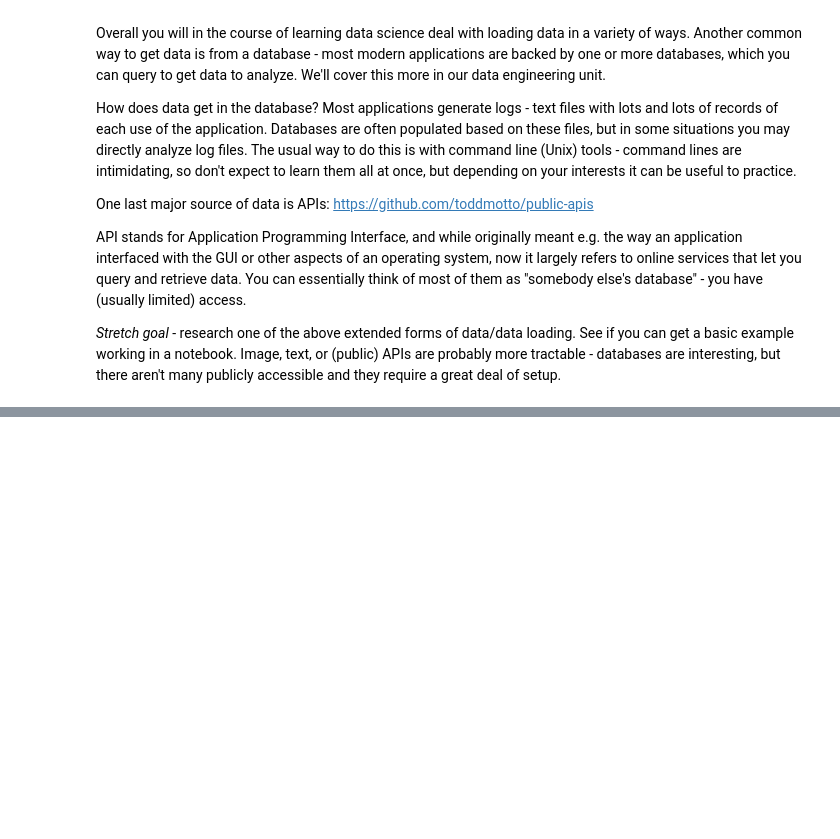
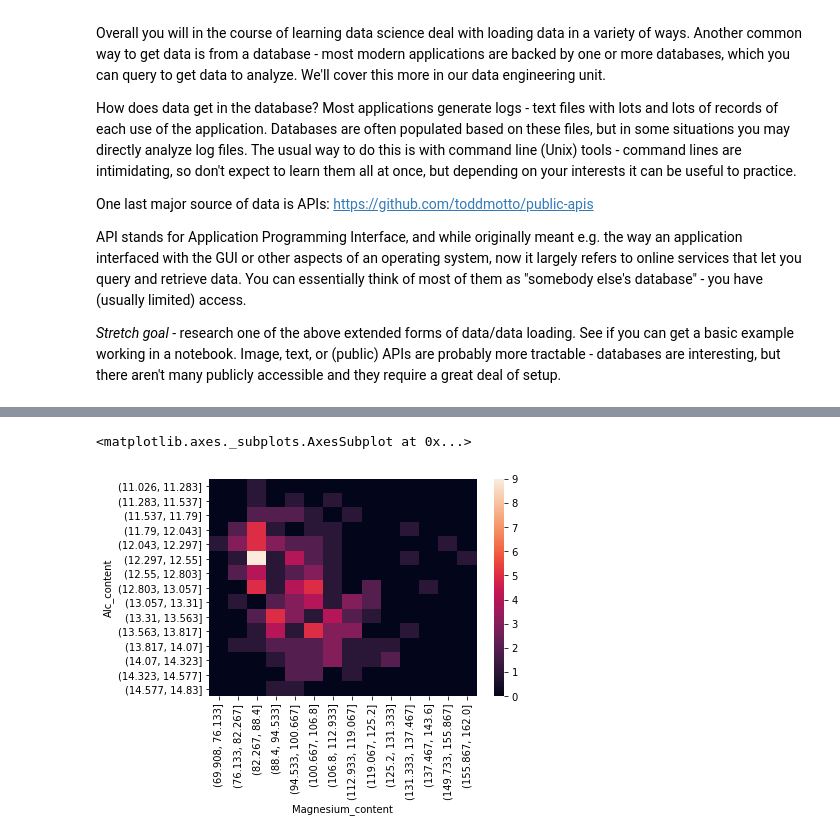
Before and after one commit to ak371/DS-Unit-1-Sprint-1-Data-Wrangling-and-Storytelling, a Jupyter notebook: module1-exploratory-data-analysis/LS_DS_111_Exploratory_Data_Analysis_Assignment.ipynb, the cells around one changed output, grey strips where cells are left out. Drawn from its saved outputs; the diff is of its cells as text; code cells hidden in the pictures; blank space fills up the shorter version.

```diff
--- a/module1-exploratory-data-analysis/LS_DS_111_Exploratory_Data_Analysis_Assignment.ipynb
+++ b/module1-exploratory-data-analysis/LS_DS_111_Exploratory_Data_Analysis_Assignment.ipynb
@@ -166,0 +248,2 @@ API stands for Application Programming Interface, and while originally meant e.g
+# %%
+df3["Alc_content_num"]=contentnum
@@ -166,0 +291,7 @@ API stands for Application Programming Interface, and while originally meant e.g
+# %%
+import plotly.express as px
+import seaborn as sns
+
+contentmag=pd.cut(df3["Magnesium"],15)
+# %%
+df3["Magnesium_content"]=contentmag
@@ -166,0 +319,5 @@ API stands for Application Programming Interface, and while originally meant e.g
+# %%
+temp=pd.crosstab(df3["Alc_content"],df3["Magnesium_content"])
+print(type(df3))
+print(type(temp))
+temp
@@ -166,0 +376,9 @@ API stands for Application Programming Interface, and while originally meant e.g
+# %%
+
+import seaborn as sns
+
+axhm = sns.heatmap(temp)
+axhm
+# %% [output]
+<matplotlib.axes._subplots.AxesSubplot at 0x...>
+[figure, added]
```
Also changed, not shown: parts of 23 cells of this notebook.
